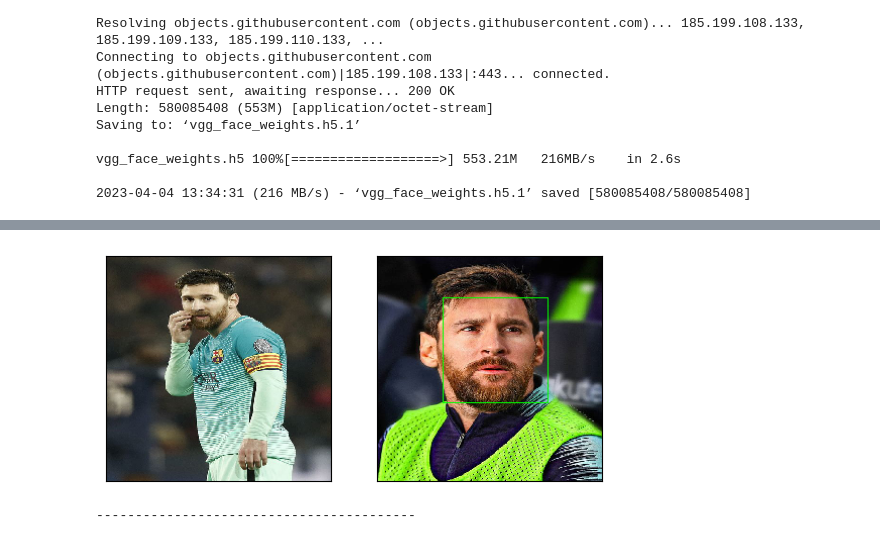
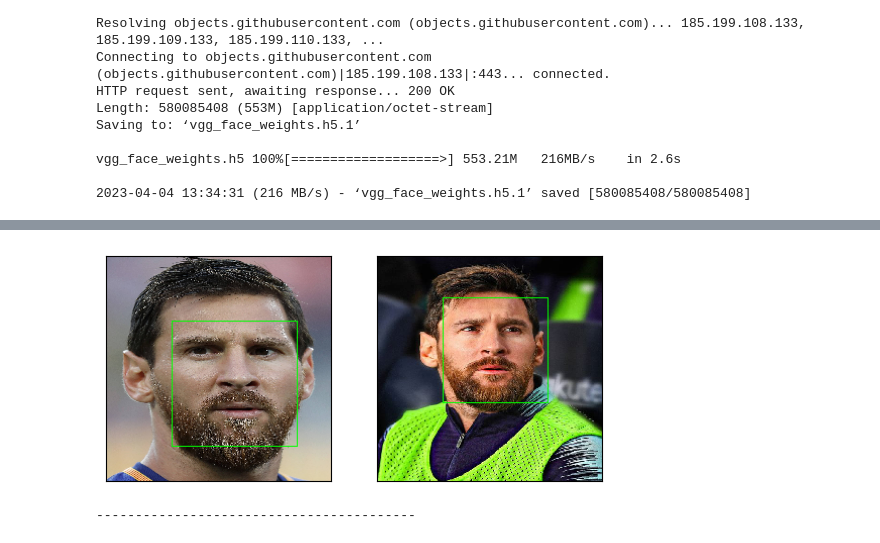
Before and after one commit to alihagrassy/Face_Recognition-object-detection, a Jupyter notebook: Face_detect_+_face_localization.ipynb, the cells around one changed output, grey strips where cells are left out. Cells and saved outputs as stored; diff of their text form; code cells hidden in the pictures.

```diff
--- a/Face_detect_+_face_localization.ipynb
+++ b/Face_detect_+_face_localization.ipynb
@@ -99,6 +101,14 @@ def preprocess_image(image_path):
   img = load_img(image_path, target_size=(224, 224))
   img = np.expand_dims(img, axis=0)
   return img
+
+  return img
+def preprocess_image_model(image_path):
+  img = load_img(image_path, target_size=(224, 224))
+  img = img_to_array(img)
+  img = np.expand_dims(img, axis=0)
+  img = preprocess_input(img)
+  return img
 # %%
   def hogDetectFaces(image, hog_face_detector, display = True):
 
@@ -163,8 +173,8 @@ def findEuclideanDistance(source_representation, test_representation):
 epsilon = 0.40
 import matplotlib.pyplot as plt
 def verifyFace(img1, img2):
-    img1_representation = vgg_face_descriptor.predict(preprocess_image('/content/%s' % (img1)))[0,:]
-    img2_representation = vgg_face_descriptor.predict(preprocess_image('/content/%s' % (img2)))[0,:]
+    img1_representation = vgg_face_descriptor.predict(preprocess_image_model('/content/%s' % (img1)))[0,:]
+    img2_representation = vgg_face_descriptor.predict(preprocess_image_model('/content/%s' % (img2)))[0,:]
 
     cosine_similarity = findCosineDistance(img1_representation, img2_representation)
     euclidean_distance = findEuclideanDistance(img1_representation, img2_representation)
@@ -233,5 +243,5 @@ unverified! they are not same person!
 [figure]
 -----------------------------------------
 # %%
-verifyFace("th.jpg","th (2).jpg")
+verifyFace("R.jpg","th (2).jpg")
 # %% [output]
@@ -242,3 +252,3 @@ Euclidean distance:  130.7996
 verified... they are same person
-[figure, old version]
+[figure, new version]
 -----------------------------------------
```
Also changed, not shown: parts of 6 cells of this notebook.
